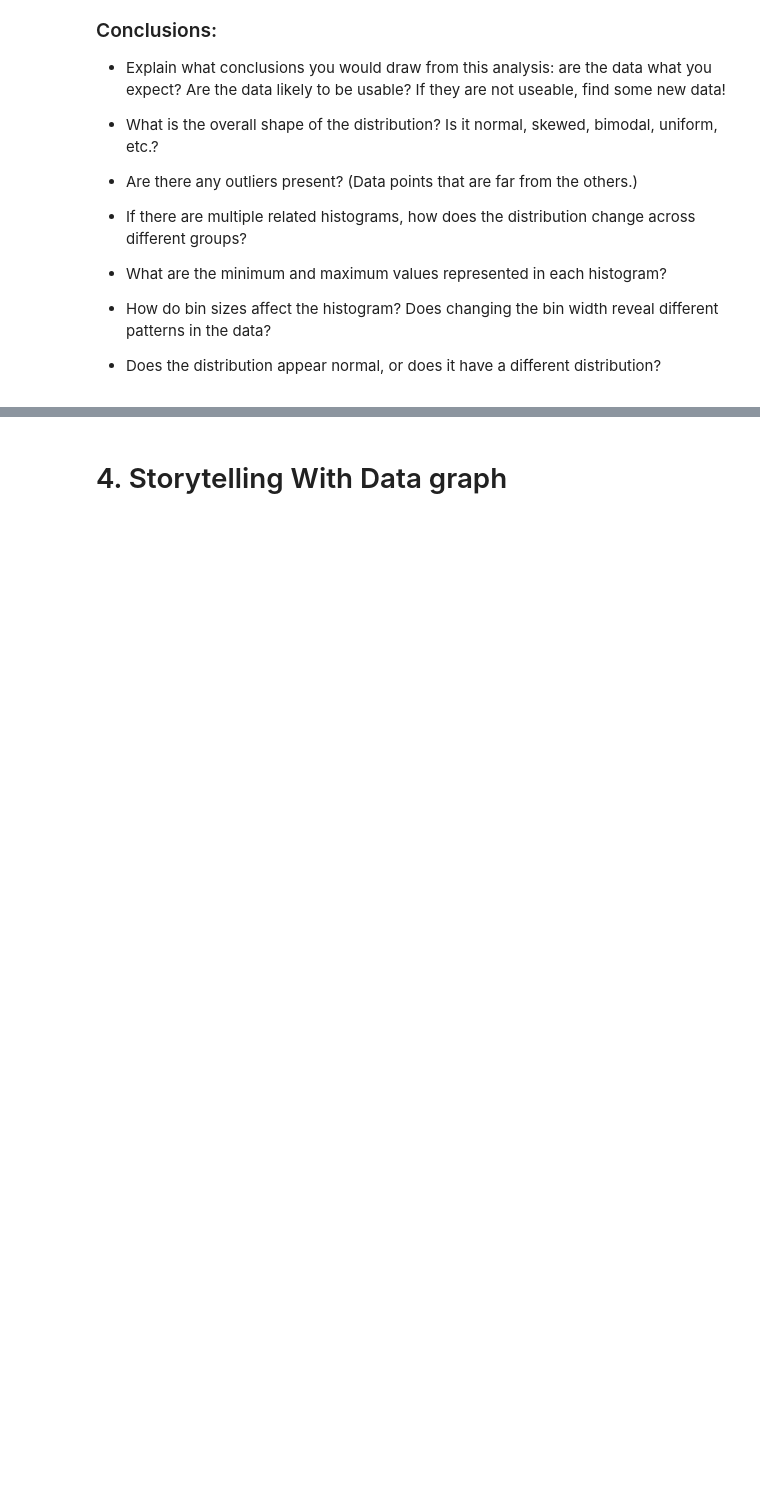
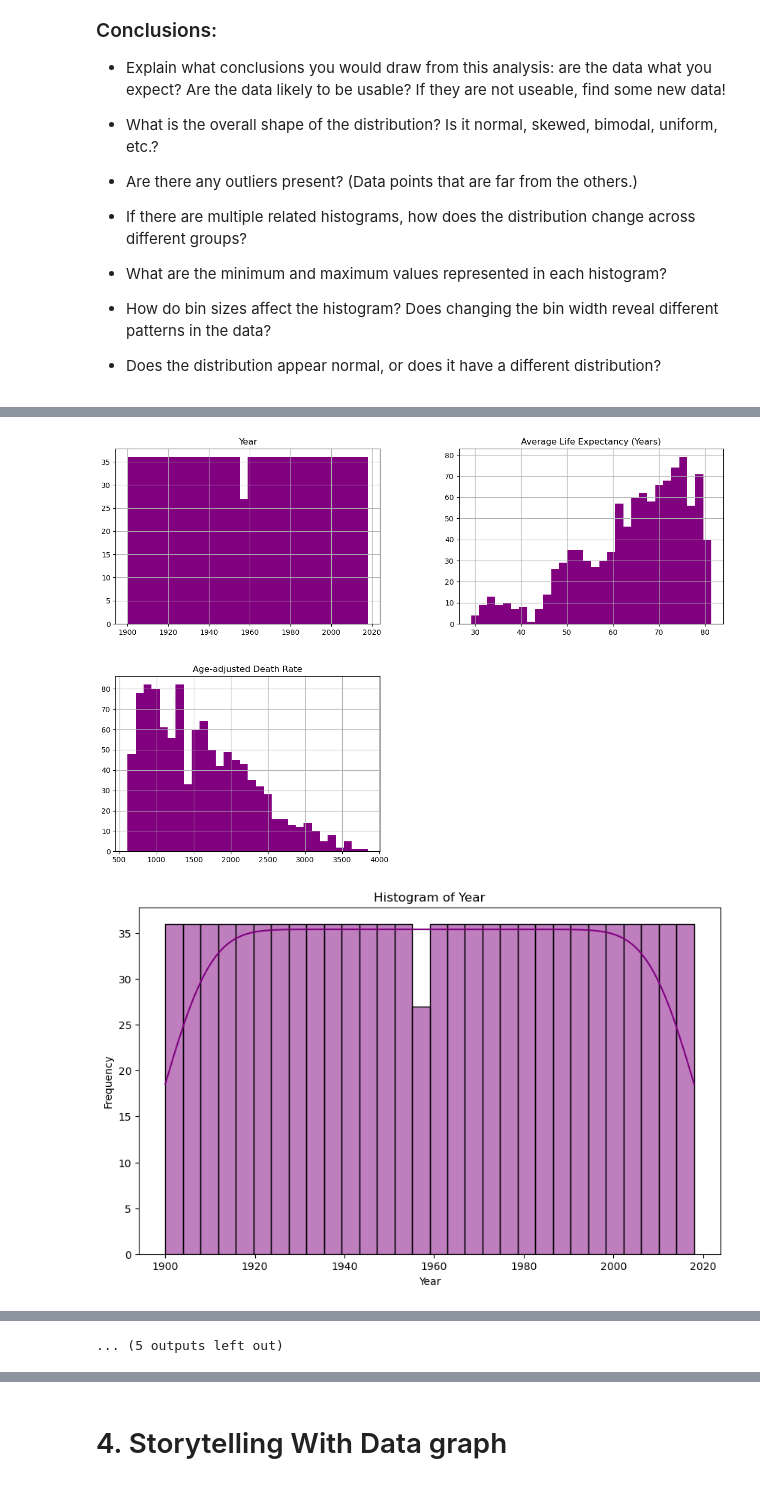
Before and after one commit to veniola/Module-B-semester-2, a Jupyter notebook: OMDS-ModB2-Week4.ipynb, the cells around one changed output, grey strips where cells are left out. Cells and saved outputs as stored; diff of their text form; code cells hidden in the pictures; blank space fills up the shorter version.

```diff
--- a/OMDS-ModB2-Week4.ipynb
+++ b/OMDS-ModB2-Week4.ipynb
@@ -59,3 +67,7 @@ This week, you will do the same types of exercises as last week, but you should
 - How do bin sizes affect the histogram?  Does changing the bin width reveal different patterns in the data?
 
 - Does the distribution appear normal, or does it have a different distribution?
+# %%
+# NCHS Death Rates and Life Expectancy dataset
+nchs = pd.read_csv('https://data.cdc.gov/api/views/w9j2-ggv5/rows.csv?accessType=DOWNLOAD', sep=',')
+print(nchs.head(5))
@@ -61,0 +118,45 @@ This week, you will do the same types of exercises as last week, but you should
+# %%
+# MORE ANALYSIS:
+
+# Histogram of each feature
+nchs.hist(bins=30, figsize=(15, 10), color='purple')
+
+# Histogram variations:
+# Histogram plot of each feature (with KDE)
+for column in nchs.columns:
+    plt.figure(figsize=(10, 6))
+    sns.histplot(nchs[column], bins=30, kde=True, color='purple')
+    plt.title(f'Histogram of {column}')
+    plt.xlabel(column)
+    plt.ylabel('Frequency')
+    plt.show()
+
+# Swarm plot of each feature (numeric columns only)
+for column in nchs.select_dtypes(include=['float64', 'int64']).columns:
+    plt.figure(figsize=(10, 6))
+    sns.swarmplot(x=nchs[column], color='purple')
+    plt.title(f'Swarm Plot of {column}')
+    plt.xlabel(column)
+    plt.ylabel('Density')
+    plt.show()
+
+# kdeplot of each feature (numeric columns only)
+for column in nchs.select_dtypes(include=['float64', 'int64']).columns:
+    plt.figure(figsize=(10, 6))
+    sns.kdeplot(nchs[column], color='purple')
+    plt.title(f'KDE Plot of {column}')
+    plt.xlabel(column)
+    plt.ylabel('Density')
+    plt.show()
+
+# Violin plot of each feature
+for column in nchs.columns:
+    plt.figure(figsize=(10, 6))
+    sns.violinplot(x=nchs[column], color='purple')
+    plt.title(f'Violin Plot of {column}')
+    plt.xlabel(column)
+    plt.ylabel('Density')
+    plt.show()
+# %% [output]
+[figure, added]
+[figure, added]
@@ -61,0 +173 @@ This week, you will do the same types of exercises as last week, but you should
+... (5 outputs left out)
```
Also changed, not shown: parts of 8 cells of this notebook, 1 other file.
